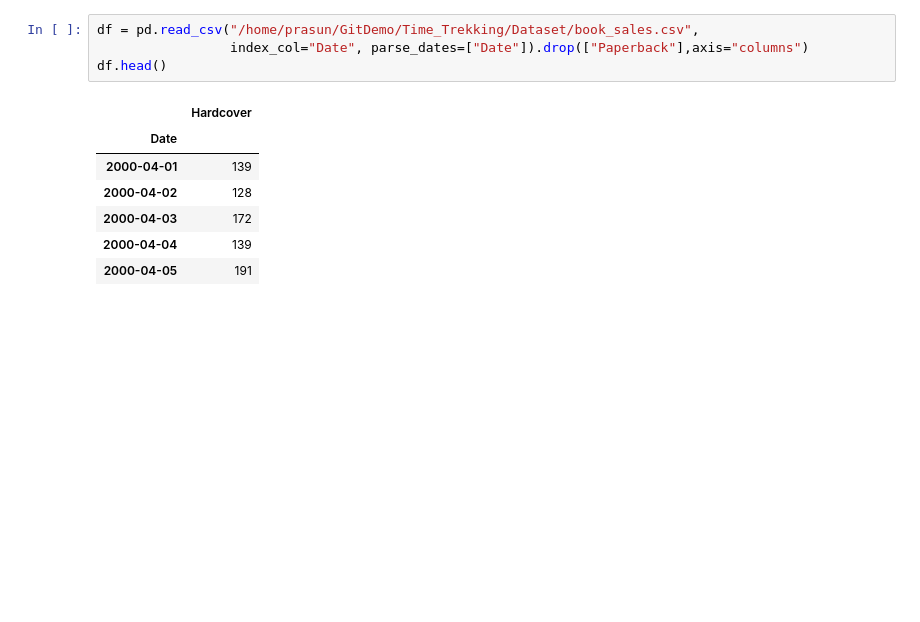
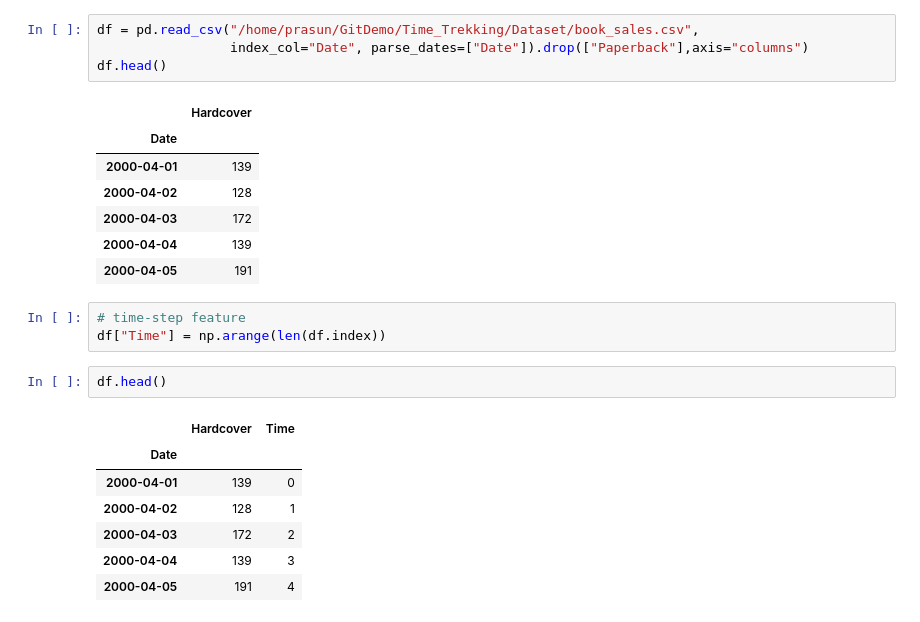
Before and after one commit to pb319/Time_Trekking, a Jupyter notebook: Lesson1/practice.ipynb, the cells around one changed output. Drawn from its saved outputs; the diff is of its cells as text; blank space fills up the shorter version.

```diff
--- a/Lesson1/practice.ipynb
+++ b/Lesson1/practice.ipynb
@@ -13,3 +13,16 @@ df.head()
 | 2000-04-03 | 172 |
 | 2000-04-04 | 139 |
 | 2000-04-05 | 191 |
+# %%
+# time-step feature
+df["Time"] = np.arange(len(df.index))
+# %%
+df.head()
+# %% [output]
+|  | Hardcover | Time |
+| Date |  |  |
+| 2000-04-01 | 139 | 0 |
+| 2000-04-02 | 128 | 1 |
+| 2000-04-03 | 172 | 2 |
+| 2000-04-04 | 139 | 3 |
+| 2000-04-05 | 191 | 4 |
```
Also changed, not shown: parts of 1 cell of this notebook.
